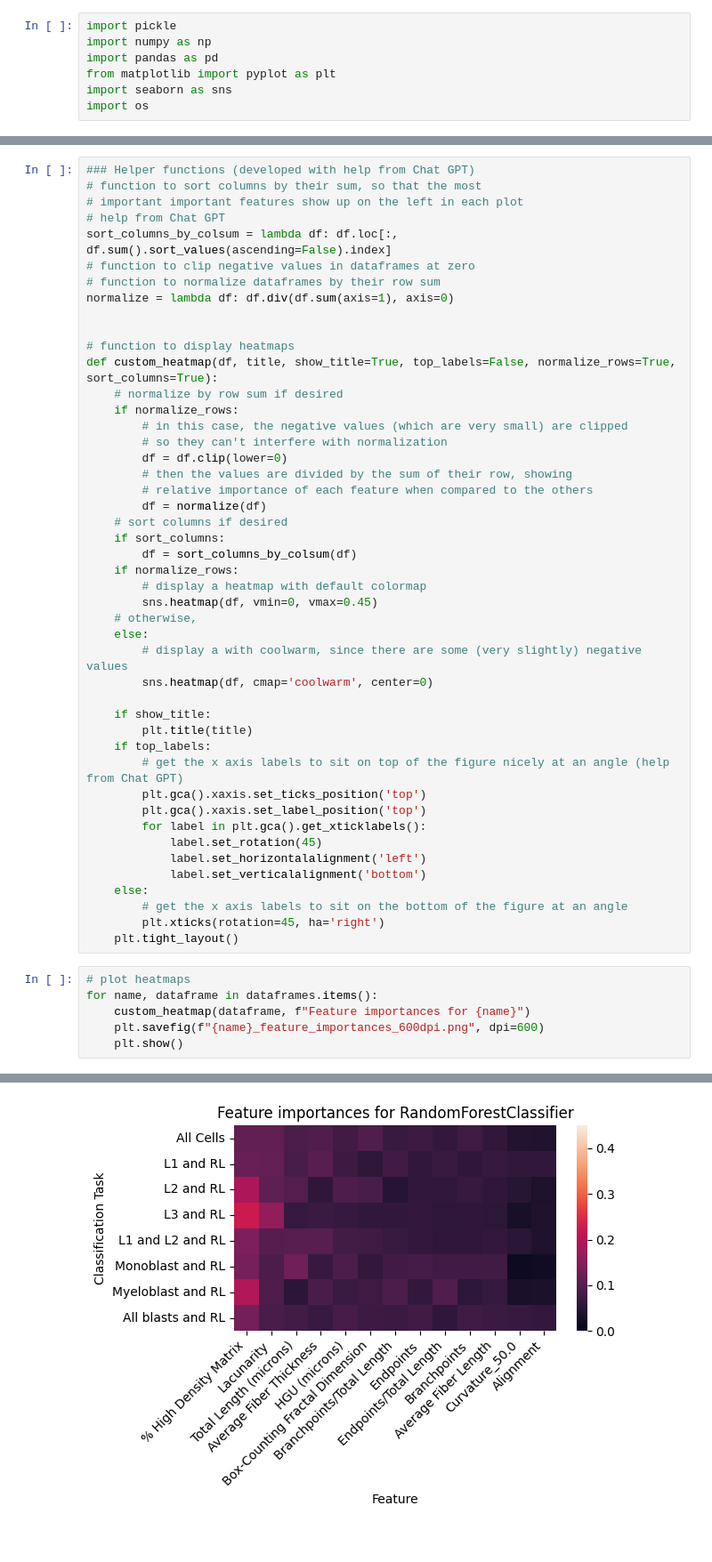
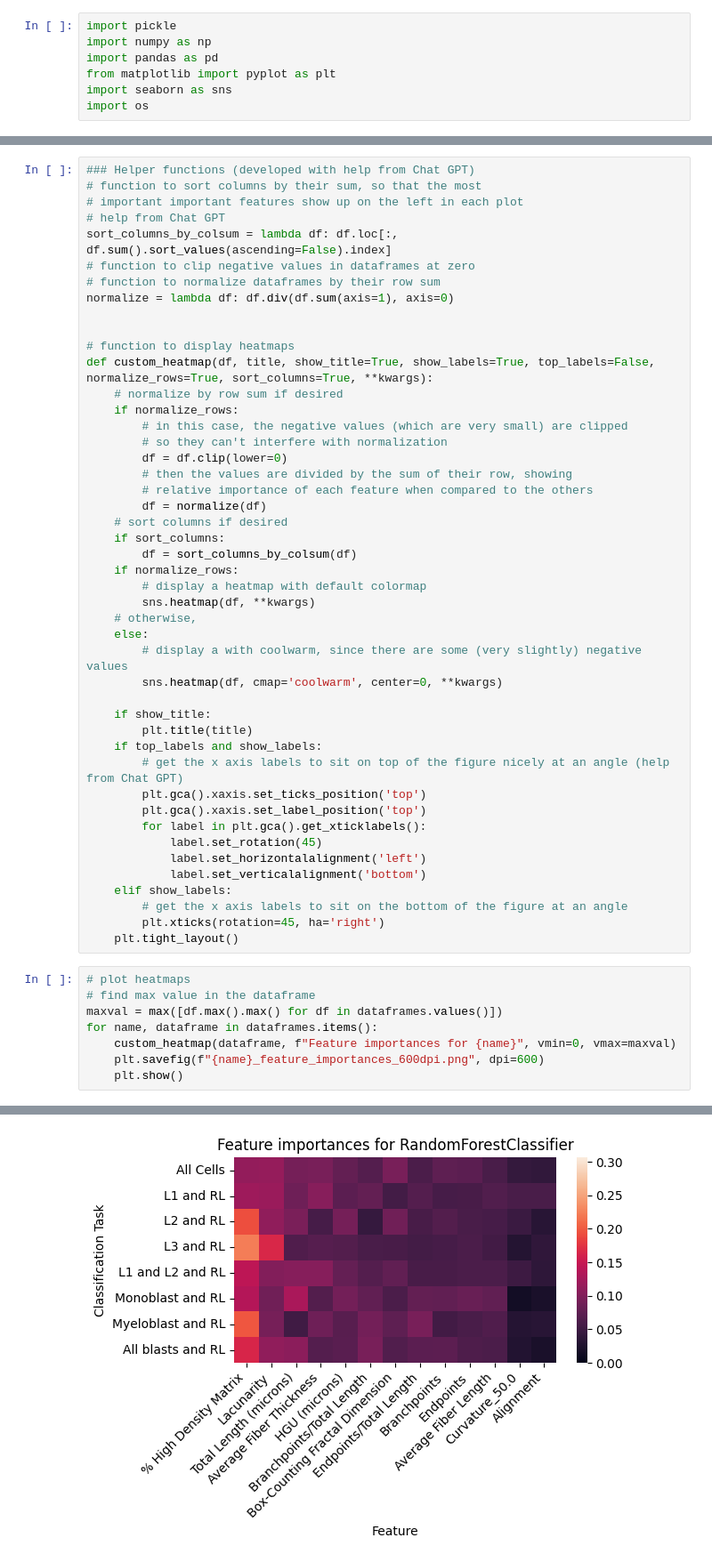
Before and after one commit to jhtullis/Blast_Classification, a Jupyter notebook: Visualizations/feature_importance.ipynb, the cells around one changed output, grey strips where cells are left out. Shown at 89% size. Drawn from its saved outputs; the diff is of its cells as text.

Commit message:
feat: update visualizations w publication figures

```diff
--- a/Visualizations/feature_importance.ipynb
+++ b/Visualizations/feature_importance.ipynb
@@ -59,7 +59,7 @@ normalize = lambda df: df.div(df.sum(axis=1), axis=0)
 
 
 # function to display heatmaps
-def custom_heatmap(df, title, show_title=True, top_labels=False, normalize_rows=True, sort_columns=True):
+def custom_heatmap(df, title, show_title=True, show_labels=True, top_labels=False, normalize_rows=True, sort_columns=True, **kwargs):
     # normalize by row sum if desired
     if normalize_rows:
         # in this case, the negative values (which are very small) are clipped
@@ -73,15 +73,15 @@ def custom_heatmap(df, title, show_title=True, top_labels=False, normalize_rows=
         df = sort_columns_by_colsum(df)
     if normalize_rows:
         # display a heatmap with default colormap
-        sns.heatmap(df, vmin=0, vmax=0.45)
+        sns.heatmap(df, **kwargs)
     # otherwise,
     else:
         # display a with coolwarm, since there are some (very slightly) negative values
-        sns.heatmap(df, cmap='coolwarm', center=0)
+        sns.heatmap(df, cmap='coolwarm', center=0, **kwargs)
 
     if show_title:
         plt.title(title)
-    if top_labels:
+    if top_labels and show_labels:
         # get the x axis labels to sit on top of the figure nicely at an angle (help from Chat GPT)
         plt.gca().xaxis.set_ticks_position('top')
         plt.gca().xaxis.set_label_position('top')
@@ -89,14 +89,16 @@ def custom_heatmap(df, title, show_title=True, top_labels=False, normalize_rows=
             label.set_rotation(45)
             label.set_horizontalalignment('left')
             label.set_verticalalignment('bottom')
-    else:
+    elif show_labels:
         # get the x axis labels to sit on the bottom of the figure at an angle
         plt.xticks(rotation=45, ha='right')
     plt.tight_layout()
 # %%
 # plot heatmaps
+# find max value in the dataframe
+maxval = max([df.max().max() for df in dataframes.values()])
 for name, dataframe in dataframes.items():
-    custom_heatmap(dataframe, f"Feature importances for {name}")
+    custom_heatmap(dataframe, f"Feature importances for {name}", vmin=0, vmax=maxval)
     plt.savefig(f"{name}_feature_importances_600dpi.png", dpi=600)
     plt.show()
 # %% [output]
@@ -104 +106 @@ for name, dataframe in dataframes.items():
-[figure, old version]
+[figure, new version]
```
Also changed, not shown: parts of 3 cells of this notebook, 3 other files.
